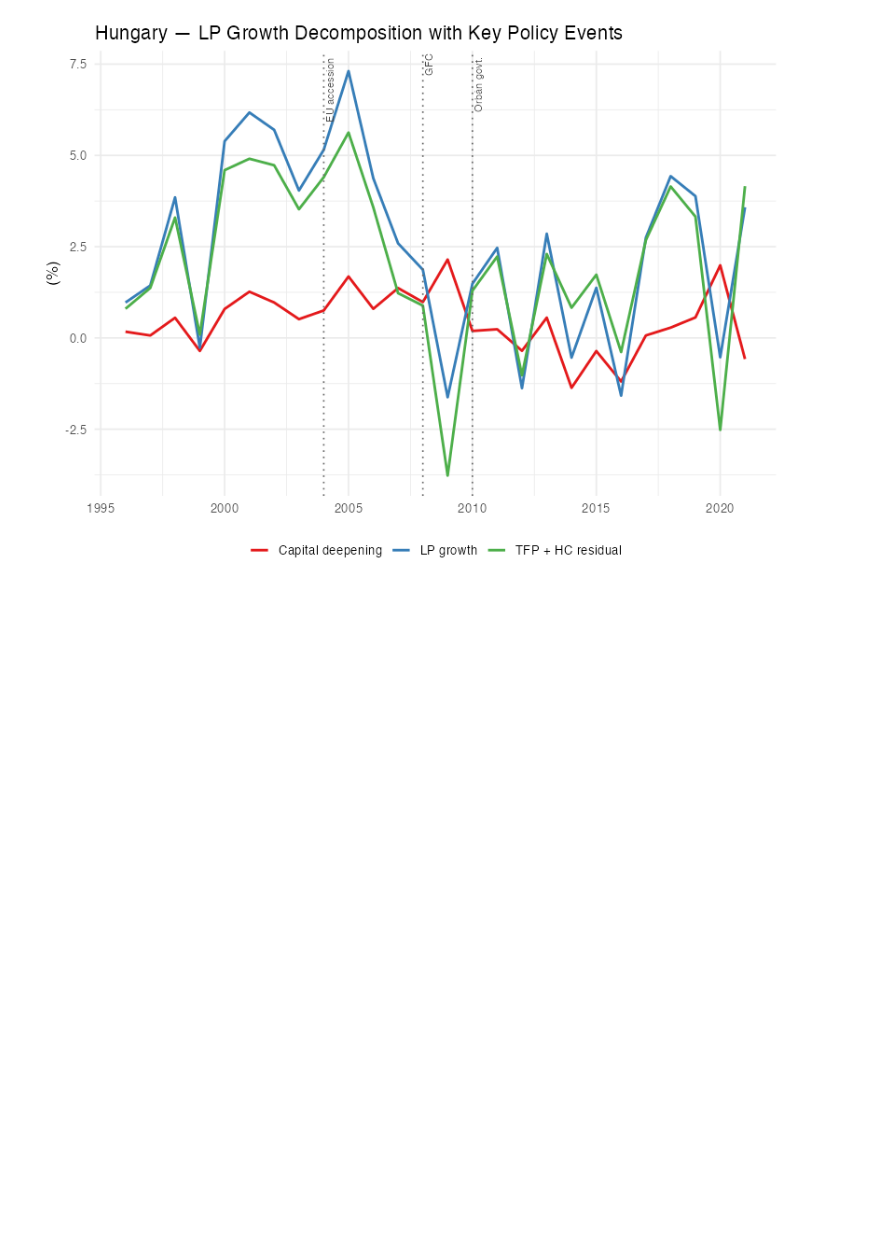
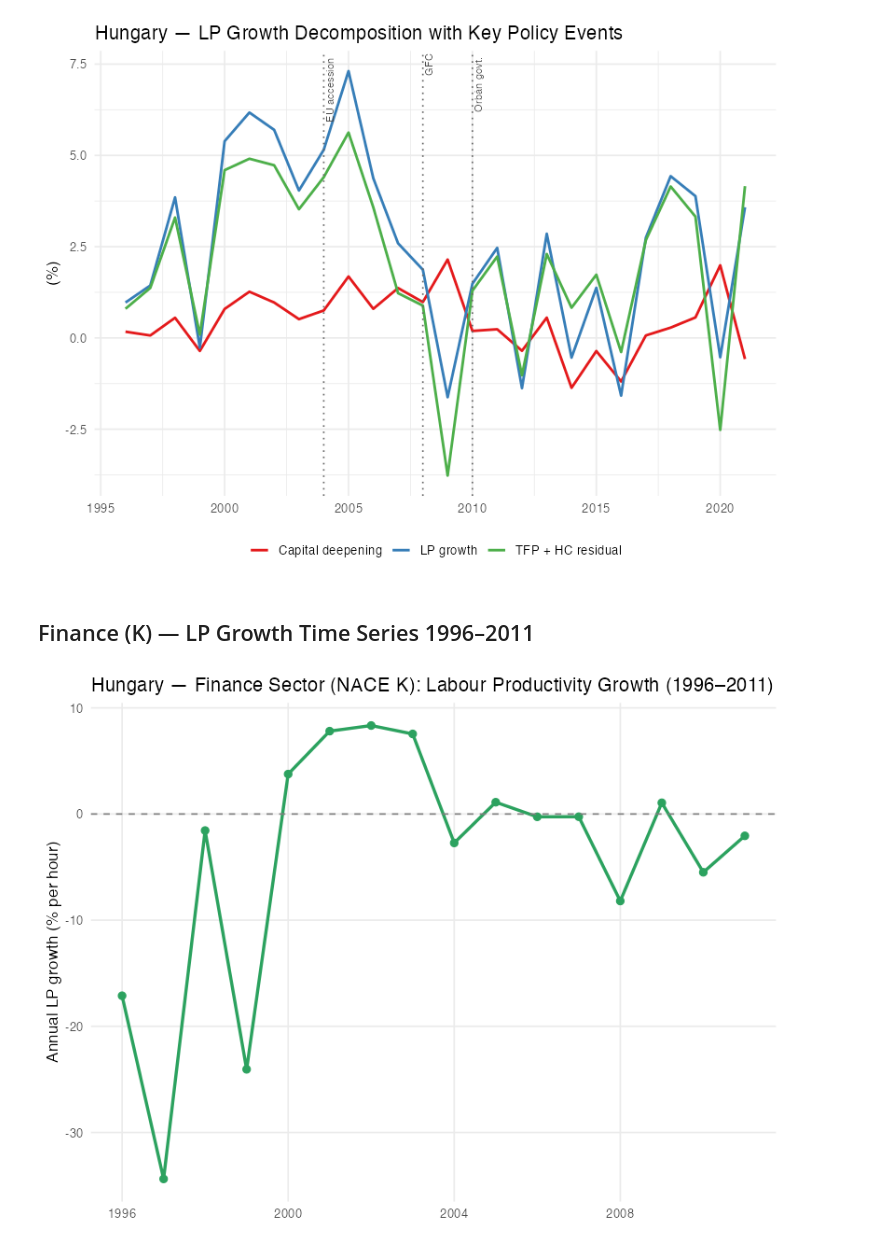
Before and after one commit to kaif1808/imHungary, a Jupyter notebook: hungary_growth_accounting-2.ipynb, the cells around one changed output. Drawn from its saved outputs; the diff is of its cells as text; code cells hidden in the pictures; blank space fills up the shorter version.

Commit message:
more graph

```diff
--- a/hungary_growth_accounting-2.ipynb
+++ b/hungary_growth_accounting-2.ipynb
@@ -754,3 +718,25 @@ decomp_agg |>
   theme(legend.position = "bottom")
 # %% [output]
 [figure]
+# %% [markdown]
+## Finance (K) — LP Growth Time Series 1996–2011
+# %%
+# Reload tidyverse to ensure dplyr is active
+library(tidyverse)
+
+# Finance sector (K) — LP growth time series 1996–2011
+decomp_sect |>
+  filter(nace_r2_code == "K", !is.na(g_y), year >= 1996, year <= 2011) |>
+  select(year, g_y) |>
+  ggplot(aes(x = year, y = g_y)) +
+  geom_line(colour = "#2ca25f", linewidth = 1.2) +
+  geom_point(colour = "#2ca25f", size = 2.5) +
+  geom_hline(yintercept = 0, linetype = "dashed", colour = "grey50") +
+  labs(
+    title = "Hungary — Finance Sector (NACE K): Labour Productivity Growth (1996–2011)",
+    x = NULL, y = "Annual LP growth (% per hour)"
+  ) +
+  theme_minimal(base_size = 13) +
+  theme(panel.grid.minor = element_blank())
+# %% [output]
+[figure, added]
```
Also changed, not shown: parts of 7 cells of this notebook.
